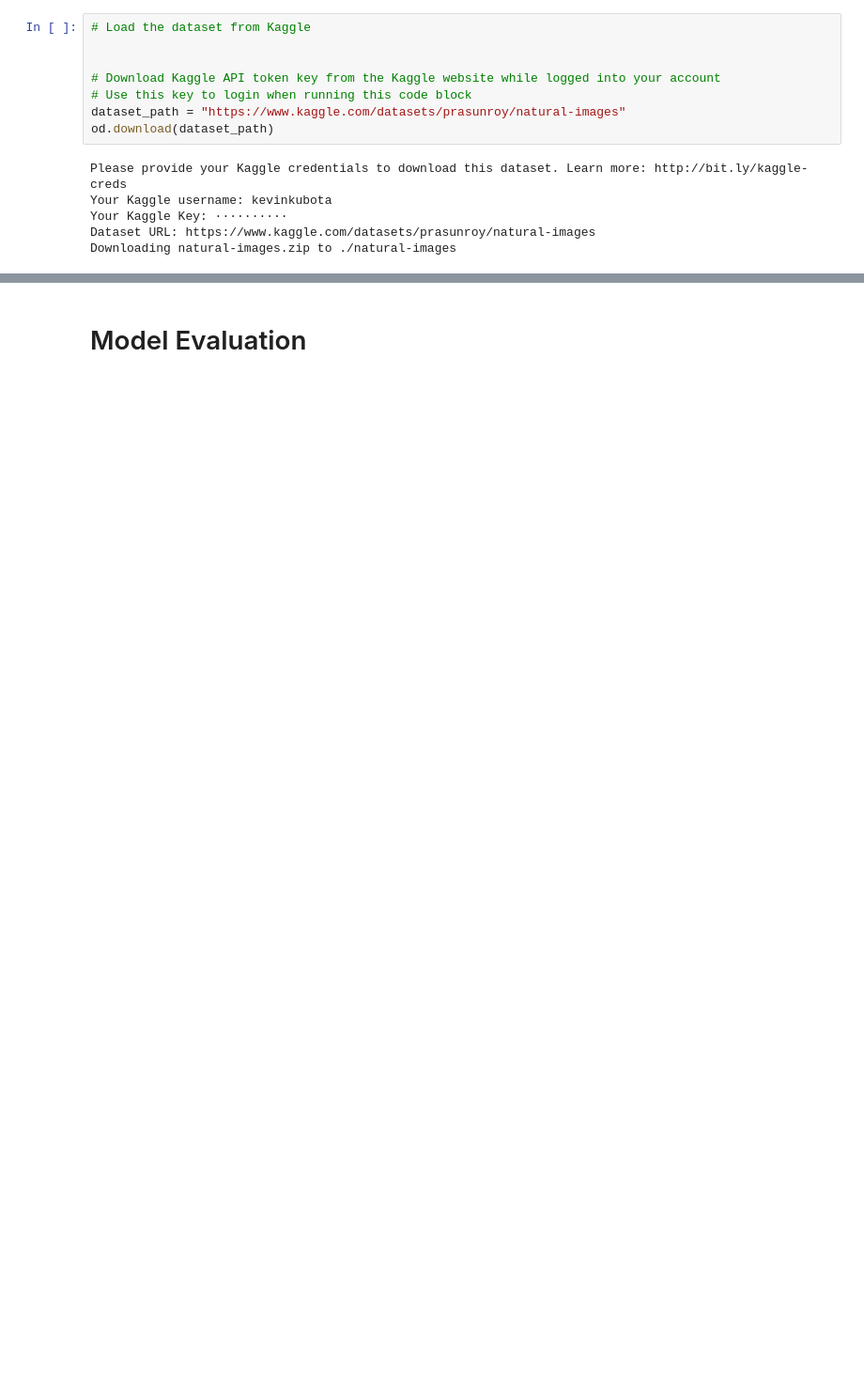
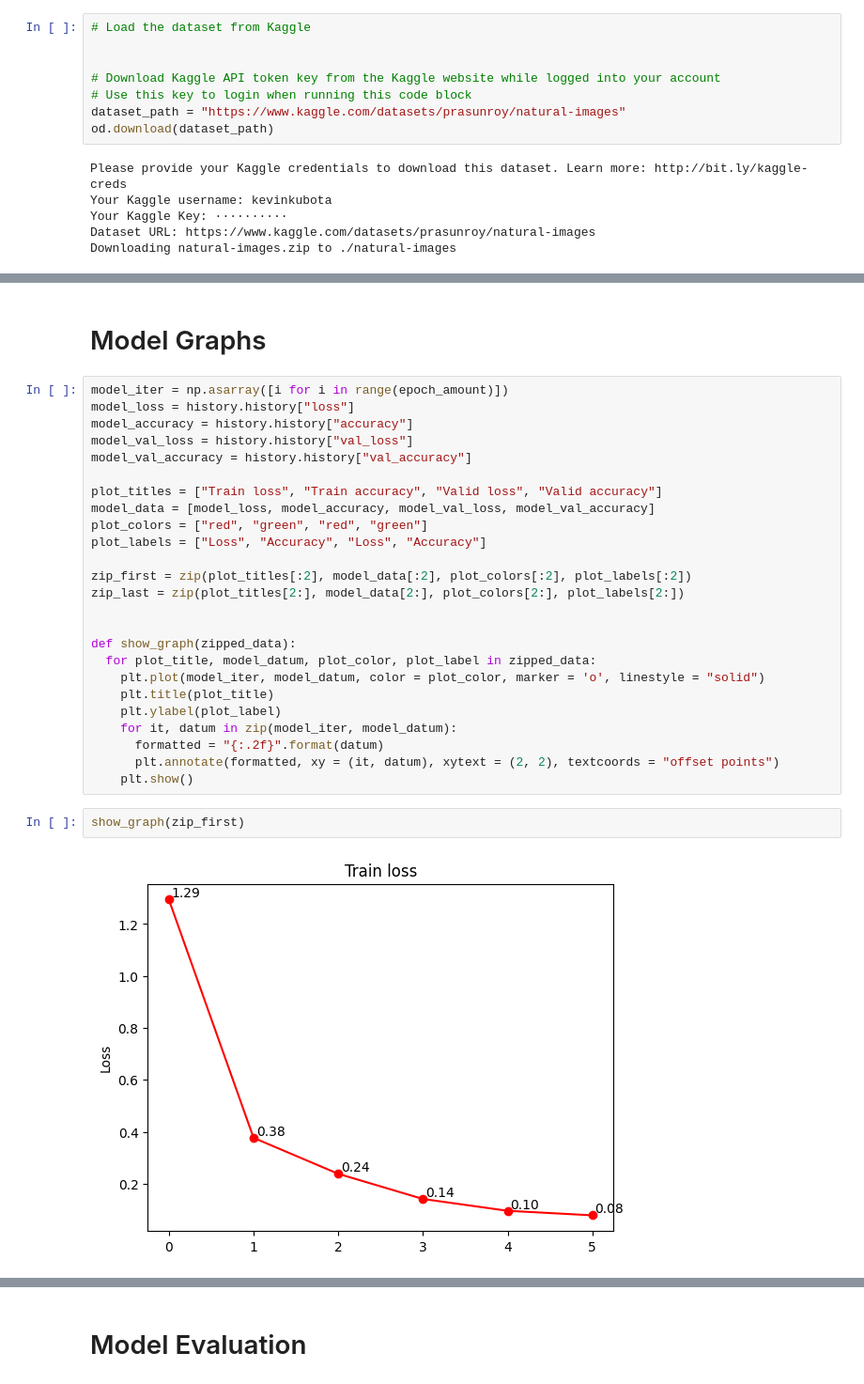
Before and after one commit to kevink02/CECS456Project, a Jupyter notebook: models/Kubota_CECS456Project.ipynb, the cells around one changed output, grey strips where cells are left out. Shown: that part at 94% size. Drawn from its saved outputs; the diff is of its cells as text; blank space fills up the shorter version.

```diff
--- a/models/Kubota_CECS456Project.ipynb
+++ b/models/Kubota_CECS456Project.ipynb
@@ -274,0 +198,31 @@ Epoch 5/5
+# %% [markdown]
+# Model Graphs
+# %%
+model_iter = np.asarray([i for i in range(epoch_amount)])
+model_loss = history.history["loss"]
+model_accuracy = history.history["accuracy"]
+model_val_loss = history.history["val_loss"]
+model_val_accuracy = history.history["val_accuracy"]
+
+plot_titles = ["Train loss", "Train accuracy", "Valid loss", "Valid accuracy"]
+model_data = [model_loss, model_accuracy, model_val_loss, model_val_accuracy]
+plot_colors = ["red", "green", "red", "green"]
+plot_labels = ["Loss", "Accuracy", "Loss", "Accuracy"]
+
+zip_first = zip(plot_titles[:2], model_data[:2], plot_colors[:2], plot_labels[:2])
+zip_last = zip(plot_titles[2:], model_data[2:], plot_colors[2:], plot_labels[2:])
+
+
+def show_graph(zipped_data):
+  for plot_title, model_datum, plot_color, plot_label in zipped_data:
+    plt.plot(model_iter, model_datum, color = plot_color, marker = 'o', linestyle = "solid")
+    plt.title(plot_title)
+    plt.ylabel(plot_label)
+    for it, datum in zip(model_iter, model_datum):
+      formatted = "{:.2f}".format(datum)
+      plt.annotate(formatted, xy = (it, datum), xytext = (2, 2), textcoords = "offset points")
+    plt.show()
+# %%
+show_graph(zip_first)
+# %% [output]
+[figure, added]
```
Also changed, not shown: parts of 24 cells of this notebook, 1 other file.
